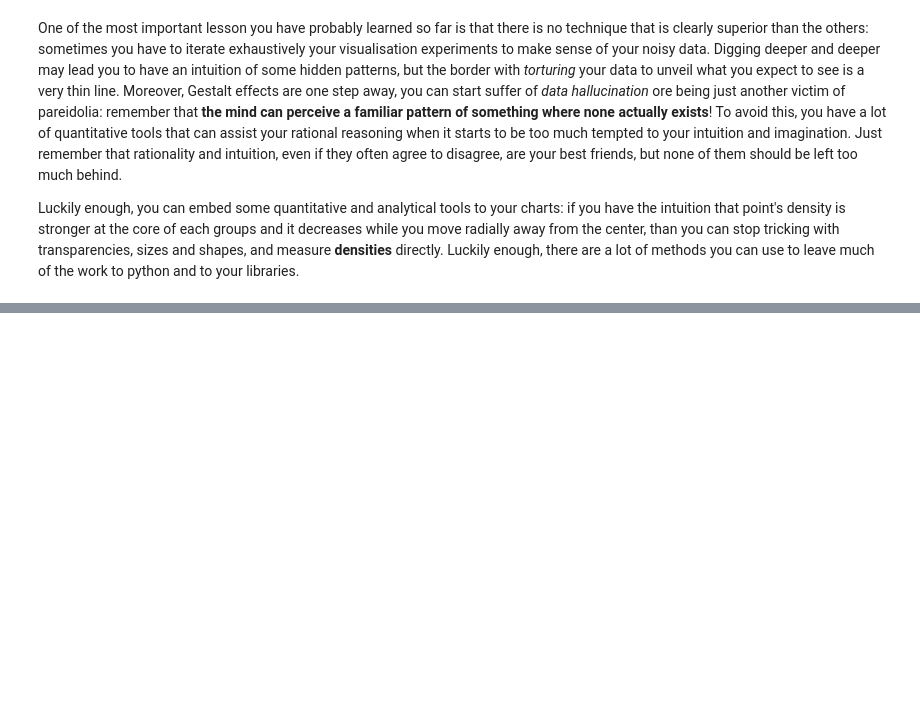
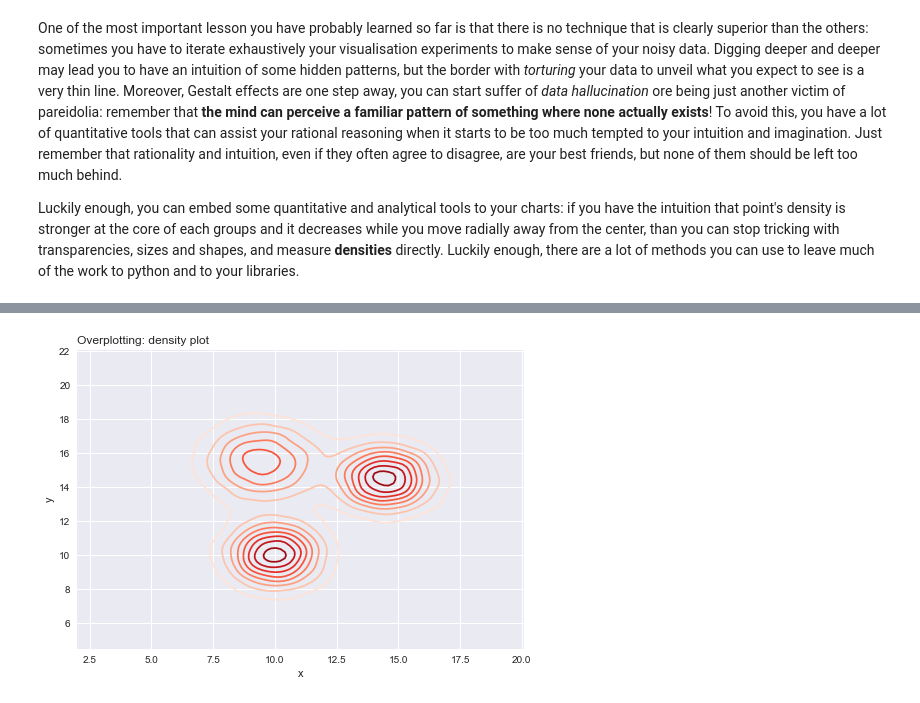
Before and after one commit to giaruffo/dataviz, a Jupyter notebook: notebooks/matplotlib05.ipynb, the cells around one changed output, grey strips where cells are left out. Saved outputs shown, nothing was run; the diff lists cells and outputs as text; code cells hidden in the pictures; blank space fills up the shorter version.

```diff
--- a/notebooks/matplotlib05.ipynb
+++ b/notebooks/matplotlib05.ipynb
@@ -98,0 +122,6 @@ a square or a hexagon (hexbin). You can also estimate a 2D kernel density estima
+# %%
+sns.kdeplot(df.x, df.y, cmap="Reds")
+plt.title('Overplotting: density plot', loc='left')
+plt.show()
+# %% [output]
+[figure, added]
```
Also changed, not shown: parts of 27 cells of this notebook.
